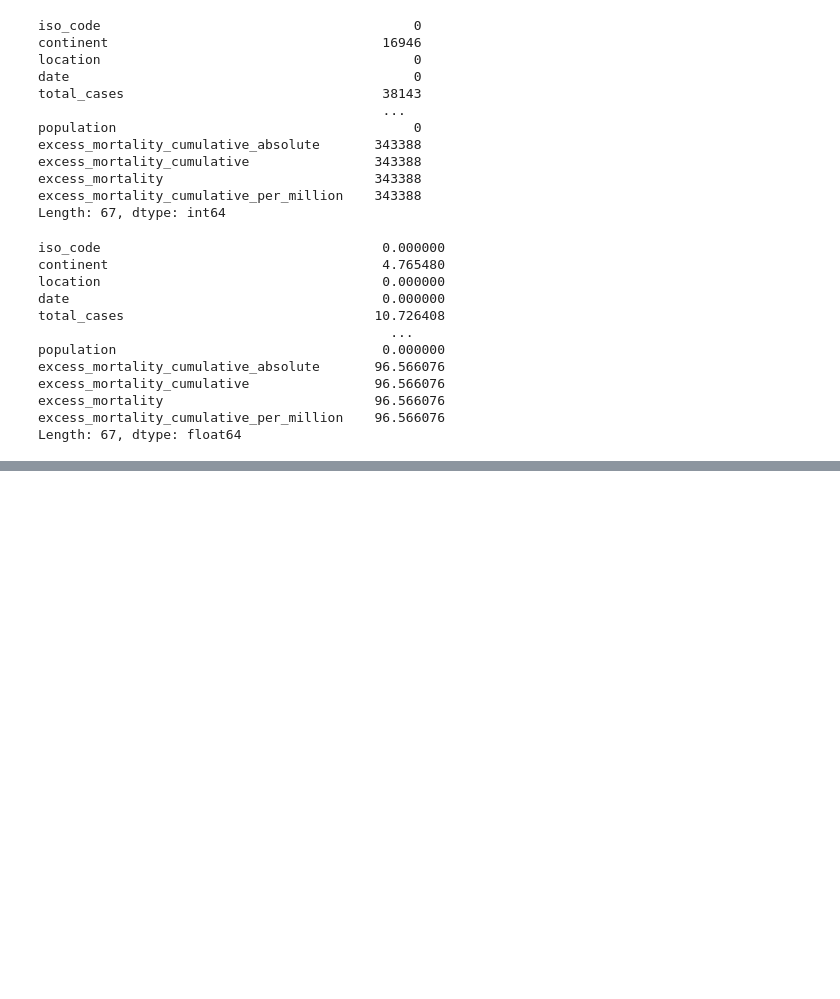
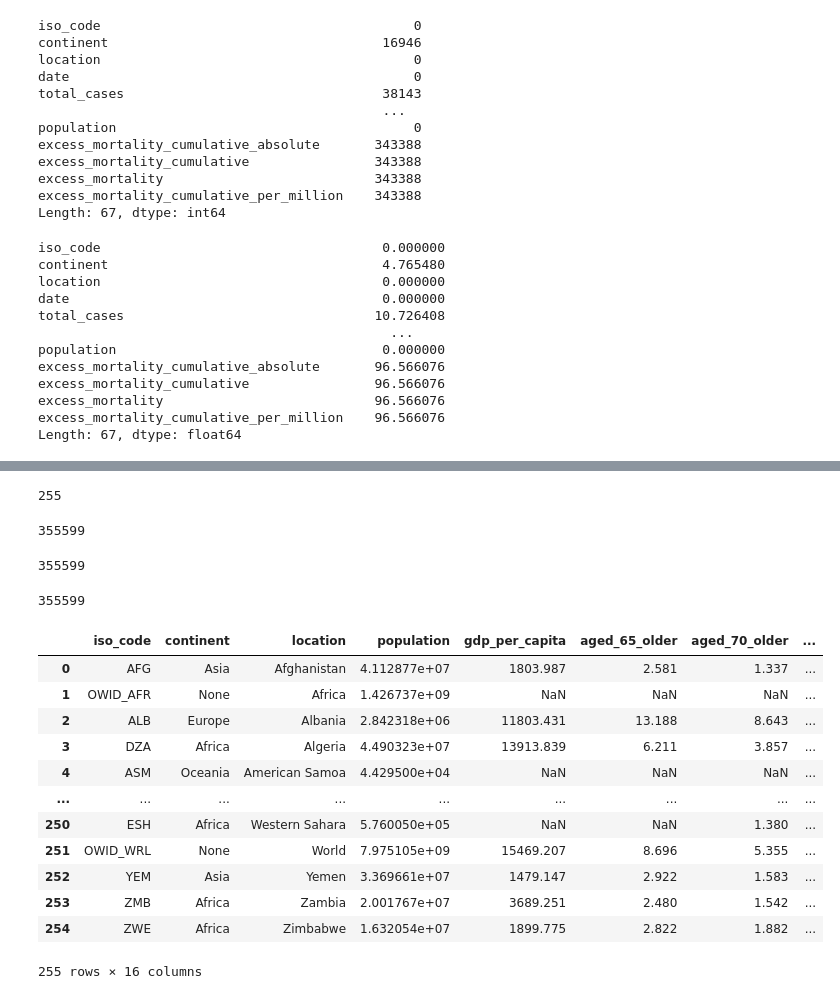
Before and after one commit to Eric-Onyame/contrans2023, a Jupyter notebook: Final_Project.ipynb, the cells around one changed output, grey strips where cells are left out. Drawn from its saved outputs; the diff is of its cells as text; code cells hidden in the pictures; blank space fills up the shorter version.

```diff
--- a/Final_Project.ipynb
+++ b/Final_Project.ipynb
@@ -10,4 +12,25 @@ import psycopg2
 import plotly.figure_factory as ff
 import os
 POSTGRES_PASSWORD = os.getenv('POSTGRES_PASSWORD')
+# %%
+import numpy as np
+import pandas as pd
+import dash
+from dash import dcc
+from dash import html
+from dash.dependencies import Input, Output
+from sqlalchemy import create_engine
+import psycopg2
+import plotly.figure_factory as ff
+import os
+import plotly.express as px
+POSTGRES_PASSWORD = os.getenv('POSTGRES_PASSWORD')
+import dash_bootstrap_components as dbc
+import pymongo
+from bson.json_util import loads, dumps
+mongo_username = os.getenv('MONGO_INITDB_ROOT_USERNAME')
+mongo_password = os.getenv('MONGO_INITDB_ROOT_PASSWORD')
+mongo_init_db = os.getenv('MONGO_INITDB_DATABASE')
+import wordcloud
+import matplotlib.pyplot as plt
 # %%
@@ -129,0 +291,7 @@ Length: 67, dtype: float64
+# %%
+engine = create_engine("postgresql+psycopg2://{user}:{pw}@{service}/{db}".format (
+    user = 'postgres',
+    pw = POSTGRES_PASSWORD,
+    service = 'postgres',
+    db = 'covid'
+))
@@ -129,0 +338,39 @@ Length: 67, dtype: float64
+# %%
+country_profile_df.to_sql('country_profile', engine, chunksize =1000, if_exists='replace', index=False)
+# %% [output]
+255
+# %%
+covid_daily_stats_df.to_sql('covid_daily_stats_df', engine,  chunksize =1000, if_exists='replace', index=False)
+# %% [output]
+355599
+# %%
+covid_vaccination_stats_df.to_sql('covid_vaccination_stats_df', engine,  chunksize =1000, if_exists='replace', index=False)
+# %% [output]
+355599
+# %%
+
+government_response_df.to_sql('government_response_df', engine,  chunksize =1000, if_exists='replace', index=False)
+# %% [output]
+355599
+# %%
+myquery = '''
+
+SELECT *
+FROM country_profile
+
+'''
+pd.read_sql_query(myquery, con= engine)
+# %% [output]
+|  | iso_code | continent | location | population | gdp_per_capita | aged_65_older | aged_70_older | ... |
+| 0 | AFG | Asia | Afghanistan | 4.112877e+07 | 1803.987 | 2.581 | 1.337 | ... |
+| 1 | OWID_AFR | None | Africa | 1.426737e+09 | NaN | NaN | NaN | ... |
+| 2 | ALB | Europe | Albania | 2.842318e+06 | 11803.431 | 13.188 | 8.643 | ... |
+| 3 | DZA | Africa | Algeria | 4.490323e+07 | 13913.839 | 6.211 | 3.857 | ... |
+| 4 | ASM | Oceania | American Samoa | 4.429500e+04 | NaN | NaN | NaN | ... |
+| ... | ... | ... | ... | ... | ... | ... | ... | ... |
+| 250 | ESH | Africa | Western Sahara | 5.760050e+05 | NaN | NaN | 1.380 | ... |
+| 251 | OWID_WRL | None | World | 7.975105e+09 | 15469.207 | 8.696 | 5.355 | ... |
+| 252 | YEM | Asia | Yemen | 3.369661e+07 | 1479.147 | 2.922 | 1.583 | ... |
+| 253 | ZMB | Africa | Zambia | 2.001767e+07 | 3689.251 | 2.480 | 1.542 | ... |
+| 254 | ZWE | Africa | Zimbabwe | 1.632054e+07 | 1899.775 | 2.822 | 1.882 | ... |
+255 rows × 16 columns
```
Also changed, not shown: parts of 36 cells of this notebook, 5 other files.
